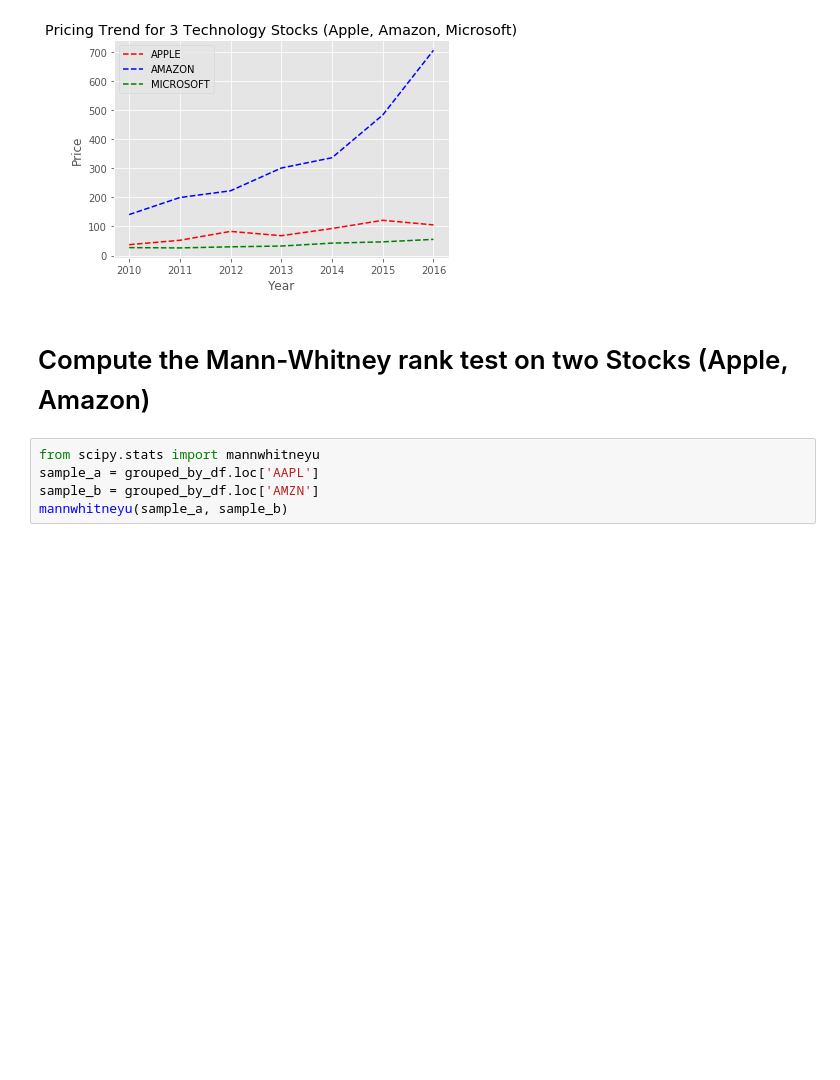
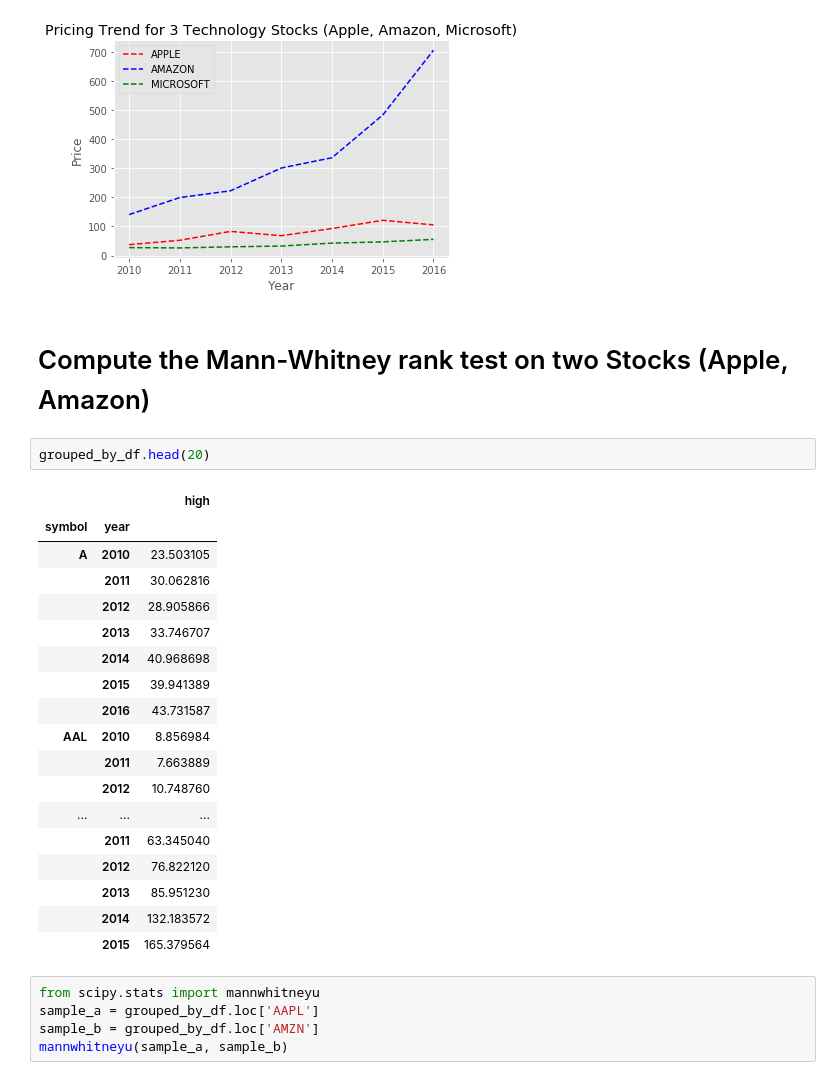
Before and after one commit to plj91682/Thinkful_Assignments, a Jupyter notebook: Thinkful_Assignment_Capstone.ipynb, the cells around one changed output. Saved outputs shown, nothing was run; the diff lists cells and outputs as text; blank space fills up the shorter version.

```diff
--- a/Thinkful_Assignment_Capstone.ipynb
+++ b/Thinkful_Assignment_Capstone.ipynb
@@ -257,6 +281,27 @@ leg = ax.legend();
 [figure]
 # %% [markdown]
 # Compute the Mann-Whitney rank test on two Stocks (Apple, Amazon)
+# %%
+grouped_by_df.head(20)
+# %% [output]
+|  |  | high |
+| symbol | year |  |
+| A | 2010 | 23.503105 |
+|  | 2011 | 30.062816 |
+|  | 2012 | 28.905866 |
+|  | 2013 | 33.746707 |
+|  | 2014 | 40.968698 |
+|  | 2015 | 39.941389 |
+|  | 2016 | 43.731587 |
+| AAL | 2010 | 8.856984 |
+|  | 2011 | 7.663889 |
+|  | 2012 | 10.748760 |
+| ... | ... | ... |
+|  | 2011 | 63.345040 |
+|  | 2012 | 76.822120 |
+|  | 2013 | 85.951230 |
+|  | 2014 | 132.183572 |
+|  | 2015 | 165.379564 |
 # %%
 from scipy.stats import mannwhitneyu
 sample_a = grouped_by_df.loc['AAPL']
```
Also changed, not shown: parts of 3 cells of this notebook.
